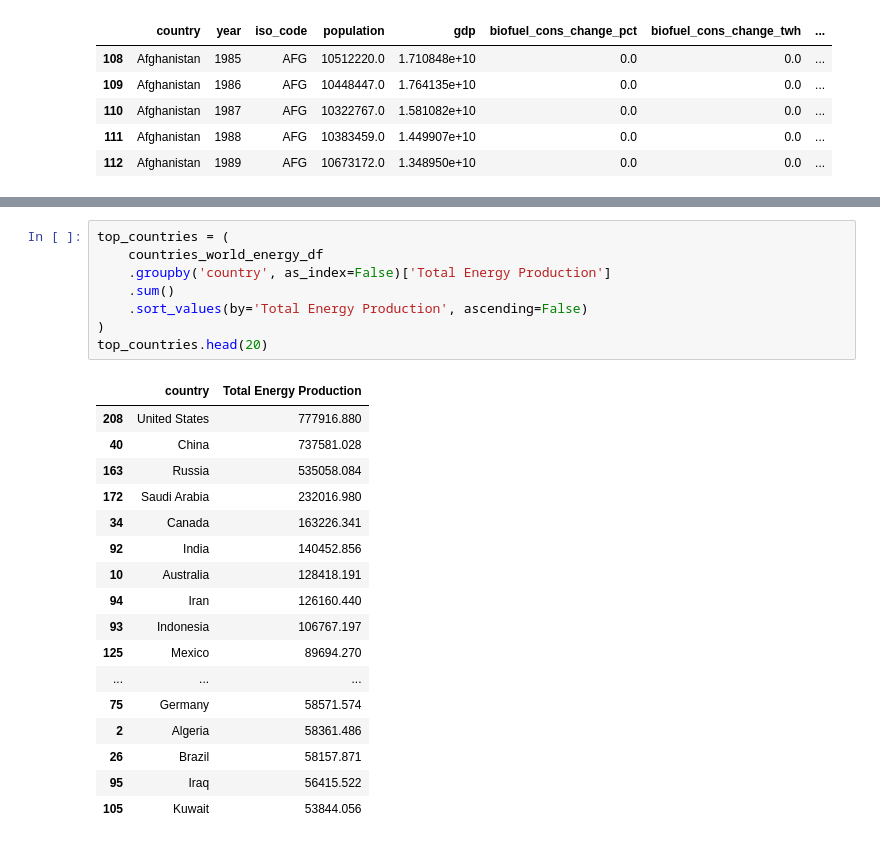
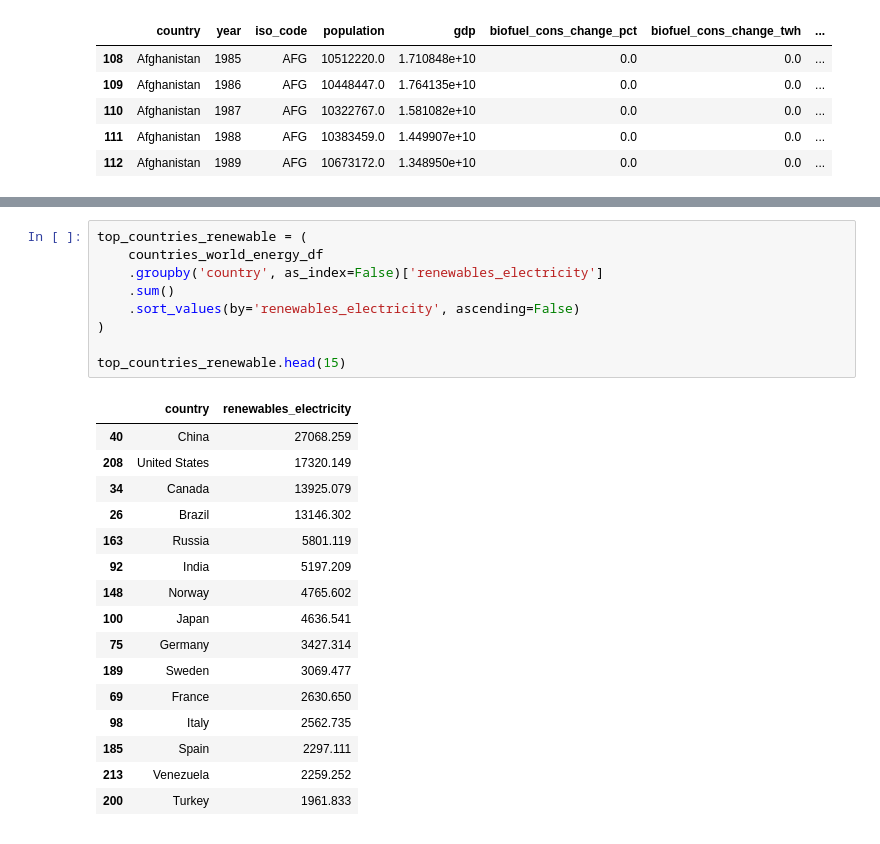
Before and after one commit to skythelimitdt/data_analytics_proj1, a Jupyter notebook: world_energy_consumption.ipynb, the cells around one changed output, grey strips where cells are left out. Saved outputs shown, nothing was run; the diff lists cells and outputs as text.

```diff
--- a/world_energy_consumption.ipynb
+++ b/world_energy_consumption.ipynb
@@ -213,26 +321,26 @@ top_countries.head(20)
 # %%
-top_countries = (
+top_countries_renewable = (
     countries_world_energy_df
-    .groupby('country', as_index=False)['Total Energy Production']
+    .groupby('country', as_index=False)['renewables_electricity']
     .sum()
-    .sort_values(by='Total Energy Production', ascending=False)
+    .sort_values(by='renewables_electricity', ascending=False)
 )
-top_countries.head(20)
+
+top_countries_renewable.head(15)
 # %% [output]
-|  | country | Total Energy Production |
-| 208 | United States | 777916.880 |
-| 40 | China | 737581.028 |
-| 163 | Russia | 535058.084 |
-| 172 | Saudi Arabia | 232016.980 |
-| 34 | Canada | 163226.341 |
-| 92 | India | 140452.856 |
-| 10 | Australia | 128418.191 |
-| 94 | Iran | 126160.440 |
-| 93 | Indonesia | 106767.197 |
-| 125 | Mexico | 89694.270 |
-| ... | ... | ... |
-| 75 | Germany | 58571.574 |
-| 2 | Algeria | 58361.486 |
-| 26 | Brazil | 58157.871 |
-| 95 | Iraq | 56415.522 |
-| 105 | Kuwait | 53844.056 |
+|  | country | renewables_electricity |
+| 40 | China | 27068.259 |
+| 208 | United States | 17320.149 |
+| 34 | Canada | 13925.079 |
+| 26 | Brazil | 13146.302 |
+| 163 | Russia | 5801.119 |
+| 92 | India | 5197.209 |
+| 148 | Norway | 4765.602 |
+| 100 | Japan | 4636.541 |
+| 75 | Germany | 3427.314 |
+| 189 | Sweden | 3069.477 |
+| 69 | France | 2630.650 |
+| 98 | Italy | 2562.735 |
+| 185 | Spain | 2297.111 |
+| 213 | Venezuela | 2259.252 |
+| 200 | Turkey | 1961.833 |
```
Also changed, not shown: parts of 47 cells of this notebook.
